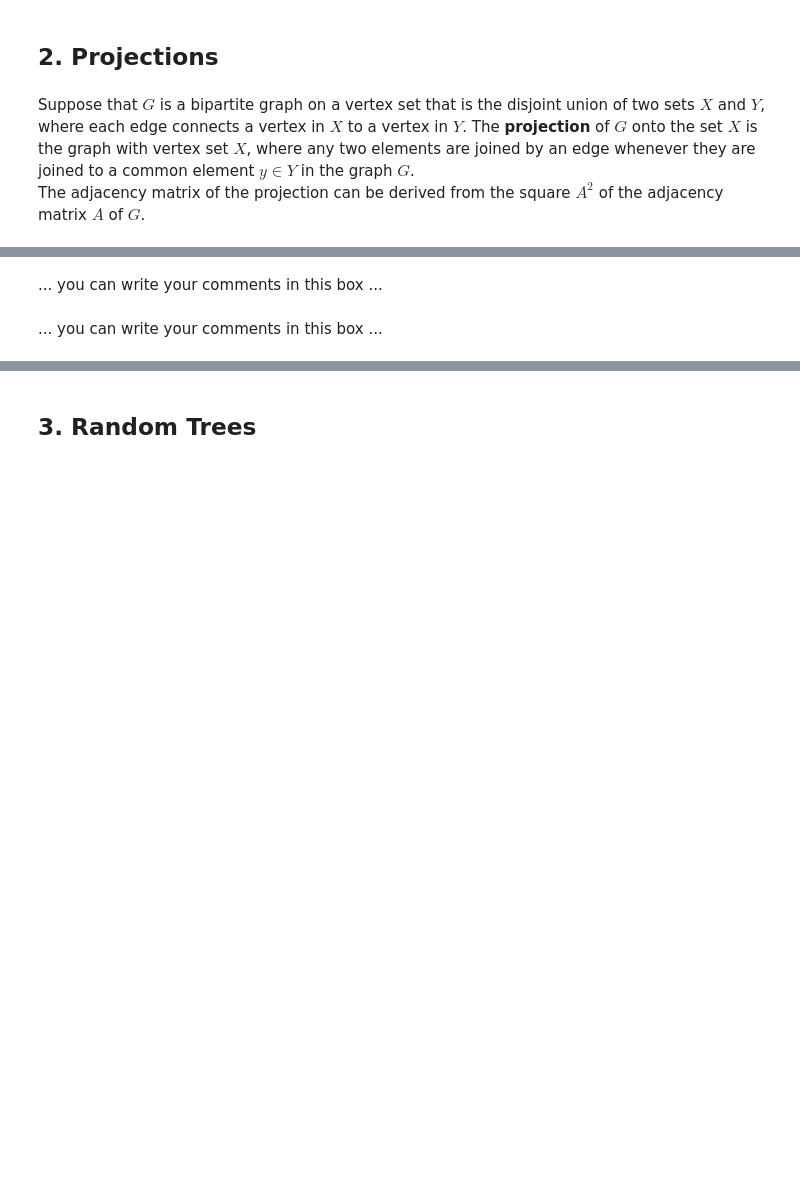
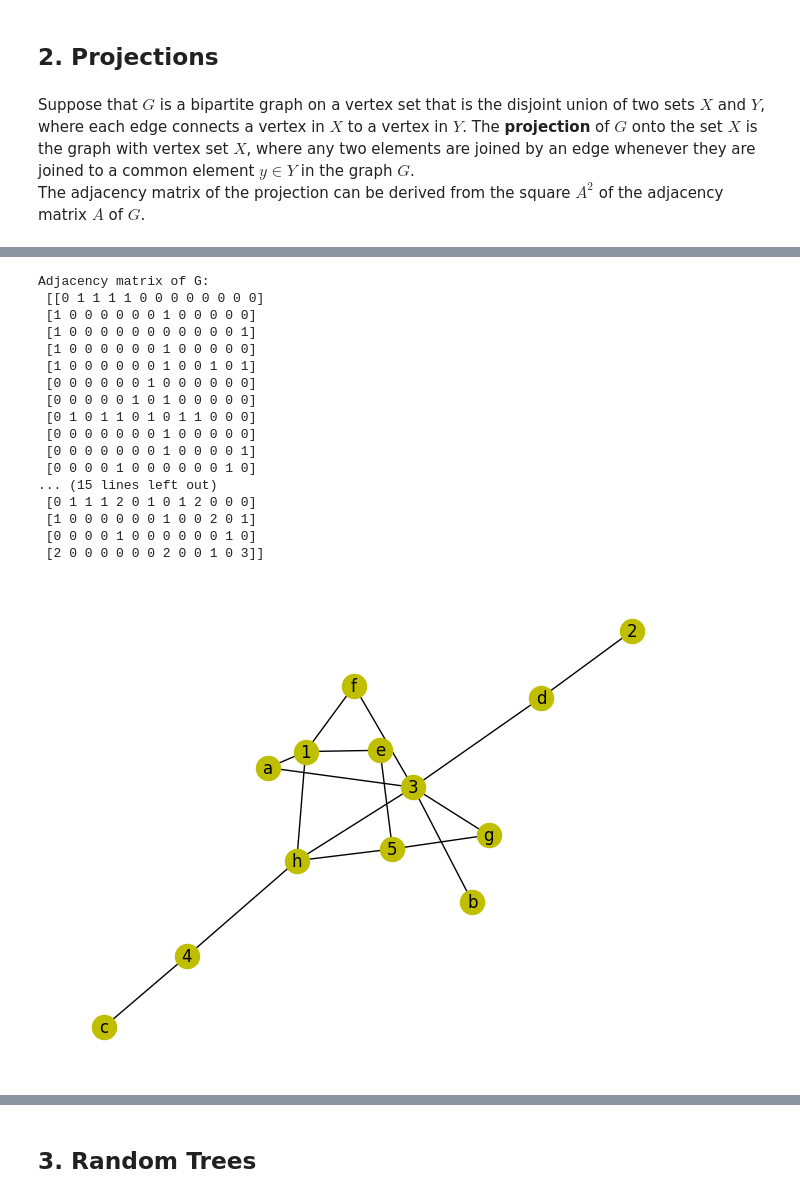
Before and after one commit to aoife-mulligan/2324-CS4423-Networks, a Jupyter notebook: Assignment_1.ipynb, the cells around one changed output, grey strips where cells are left out. Saved outputs shown, nothing was run; the diff lists cells and outputs as text; code cells hidden in the pictures; blank space fills up the shorter version.

```diff
--- a/Assignment_1.ipynb
+++ b/Assignment_1.ipynb
@@ -111,4 +168,40 @@ and five foci ("focal points" of interaction) labelled $1$ to $5$:
-# %% [markdown]
-... you can write your comments in this box ...
-# %% [markdown]
-... you can write your comments in this box ...
+# %%
+## Create G:
+
+G = nx.Graph(["1a", "1e", "1f", "1h", "2d", "3a",
+               "3b", "3d", "3f", "3g", "3h", "4c",
+                 "4h", "5e", "5g", "5h"])
+nx.draw(G, **opts)
+
+## Copmute the adjacency matrix of G
+
+A = nx.adjacency_matrix(G).toarray()
+
+print("Adjacency matrix of G:\n", A)
+
+
+print("\n-------------------\n")
+
+## Compute A^2
+
+AA = A @ A
+print("A^2:\n", AA)
+# %% [output]
+Adjacency matrix of G:
+ [[0 1 1 1 1 0 0 0 0 0 0 0 0]
+ [1 0 0 0 0 0 0 1 0 0 0 0 0]
+ [1 0 0 0 0 0 0 0 0 0 0 0 1]
+ [1 0 0 0 0 0 0 1 0 0 0 0 0]
+ [1 0 0 0 0 0 0 1 0 0 1 0 1]
+ [0 0 0 0 0 0 1 0 0 0 0 0 0]
+ [0 0 0 0 0 1 0 1 0 0 0 0 0]
+ [0 1 0 1 1 0 1 0 1 1 0 0 0]
+ [0 0 0 0 0 0 0 1 0 0 0 0 0]
+ [0 0 0 0 0 0 0 1 0 0 0 0 1]
+ [0 0 0 0 1 0 0 0 0 0 0 1 0]
+... (15 lines left out)
+ [0 1 1 1 2 0 1 0 1 2 0 0 0]
+ [1 0 0 0 0 0 0 1 0 0 2 0 1]
+ [0 0 0 0 1 0 0 0 0 0 0 1 0]
+ [2 0 0 0 0 0 0 2 0 0 1 0 3]]
+[figure, added]
```
Also changed, not shown: parts of 42 cells of this notebook.
